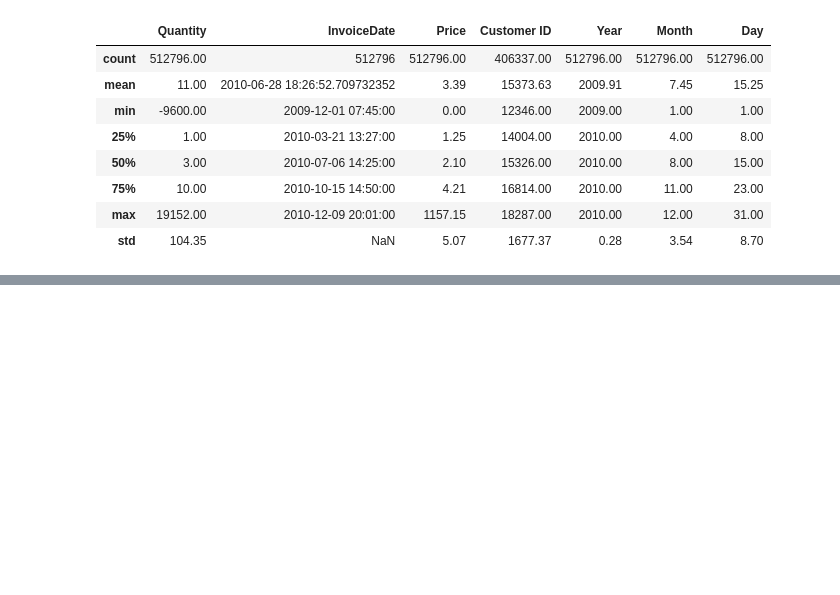
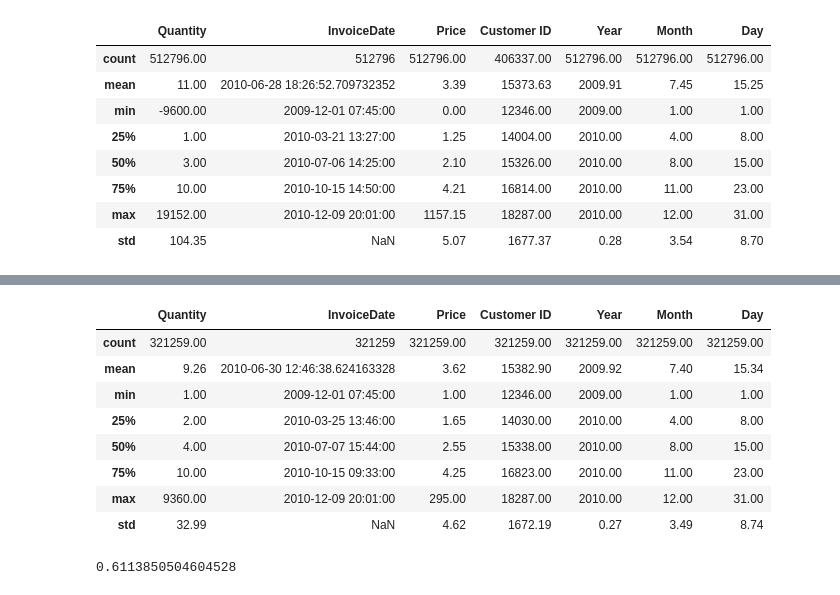
Before and after one commit to jcampuzano1111/K-Means-Online-Retailes, a Jupyter notebook: K_Means_cluster_online_retail.ipynb, the cells around one changed output, grey strips where cells are left out. Cells and saved outputs as stored; diff of their text form; code cells hidden in the pictures; blank space fills up the shorter version.

```diff
--- a/K_Means_cluster_online_retail.ipynb
+++ b/K_Means_cluster_online_retail.ipynb
@@ -290,0 +325,18 @@ cleaned_df.describe()
+# %%
+cleaned_df = cleaned_df[cleaned_df["Price"] > 0]
+# %%
+cleaned_df.describe()
+# %% [output]
+|  | Quantity | InvoiceDate | Price | Customer ID | Year | Month | Day |
+| count | 321259.00 | 321259 | 321259.00 | 321259.00 | 321259.00 | 321259.00 | 321259.00 |
+| mean | 9.26 | 2010-06-30 12:46:38.624163328 | 3.62 | 15382.90 | 2009.92 | 7.40 | 15.34 |
+| min | 1.00 | 2009-12-01 07:45:00 | 1.00 | 12346.00 | 2009.00 | 1.00 | 1.00 |
+| 25% | 2.00 | 2010-03-25 13:46:00 | 1.65 | 14030.00 | 2010.00 | 4.00 | 8.00 |
+| 50% | 4.00 | 2010-07-07 15:44:00 | 2.55 | 15338.00 | 2010.00 | 8.00 | 15.00 |
+| 75% | 10.00 | 2010-10-15 09:33:00 | 4.25 | 16823.00 | 2010.00 | 11.00 | 23.00 |
+| max | 9360.00 | 2010-12-09 20:01:00 | 295.00 | 18287.00 | 2010.00 | 12.00 | 31.00 |
+| std | 32.99 | NaN | 4.62 | 1672.19 | 0.27 | 3.49 | 8.74 |
+# %%
+len(cleaned_df)/len(df)
+# %% [output]
+0.6113850504604528
```
Also changed, not shown: parts of 3 cells of this notebook.
